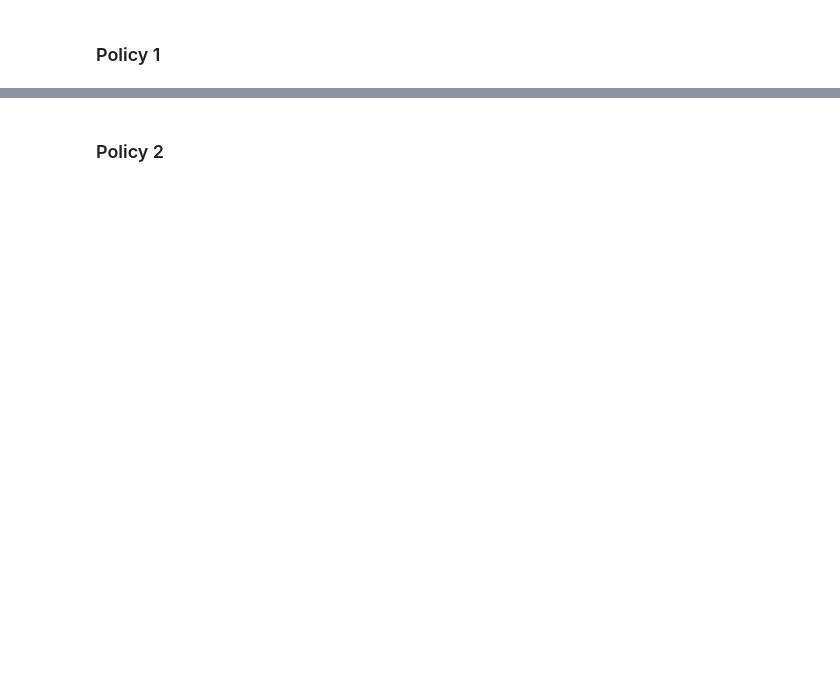
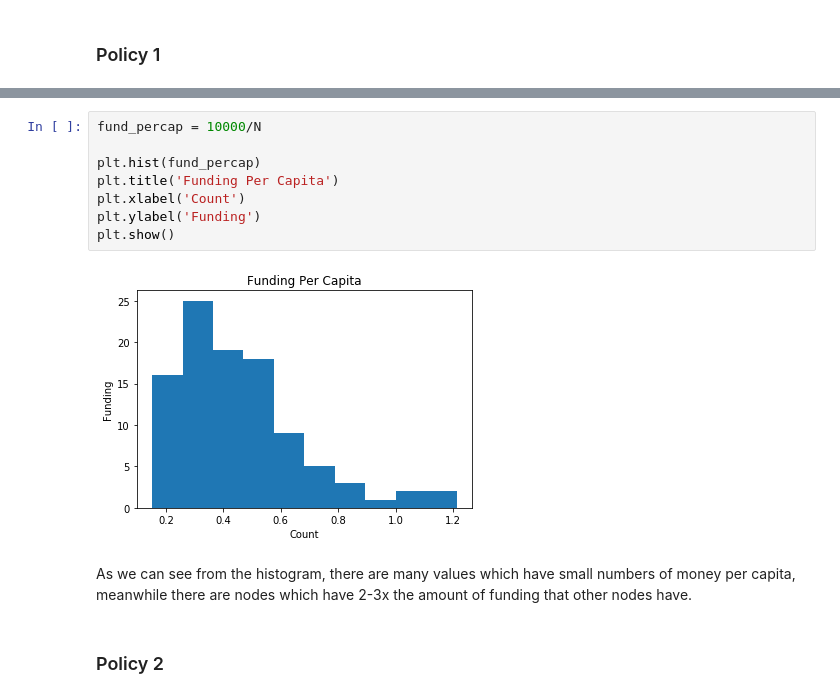
Before and after one commit to rtora/Monitoring-COVID-19-Infections-through-Wastewater-Surveillance, a Jupyter notebook: Part2.ipynb, the cells around one changed output, grey strips where cells are left out. Drawn from its saved outputs; the diff is of its cells as text; blank space fills up the shorter version.

```diff
--- a/Part2.ipynb
+++ b/Part2.ipynb
@@ -314,2 +327,14 @@ The Difference in the Number of people who succumbed to the virus after 200 days
+# %%
+fund_percap = 10000/N
+
+plt.hist(fund_percap)
+plt.title('Funding Per Capita')
+plt.xlabel('Count')
+plt.ylabel('Funding')
+plt.show()
+# %% [output]
+[figure, added]
+# %% [markdown]
+As we can see from the histogram, there are many values which have small numbers of money per capita, meanwhile there are nodes which have 2-3x the amount of funding that other nodes have.
 # %% [markdown]
 ### Policy 2
```
Also changed, not shown: parts of 17 cells of this notebook.
